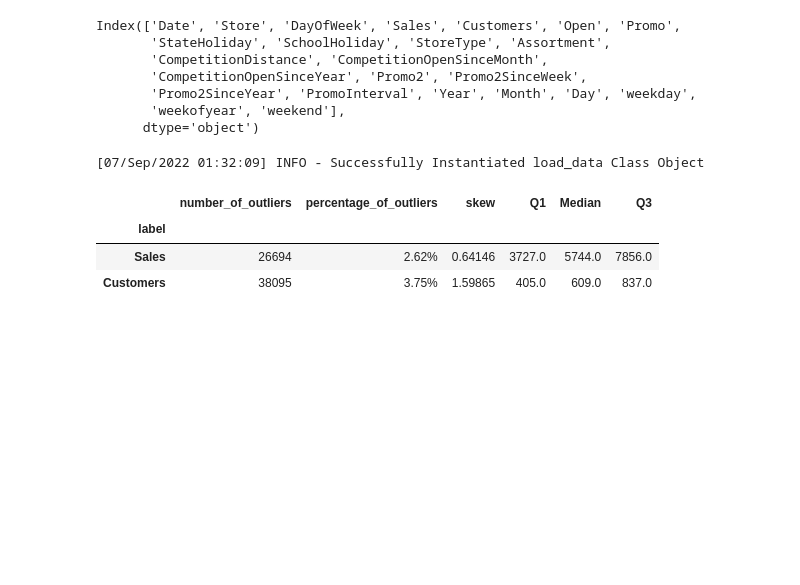
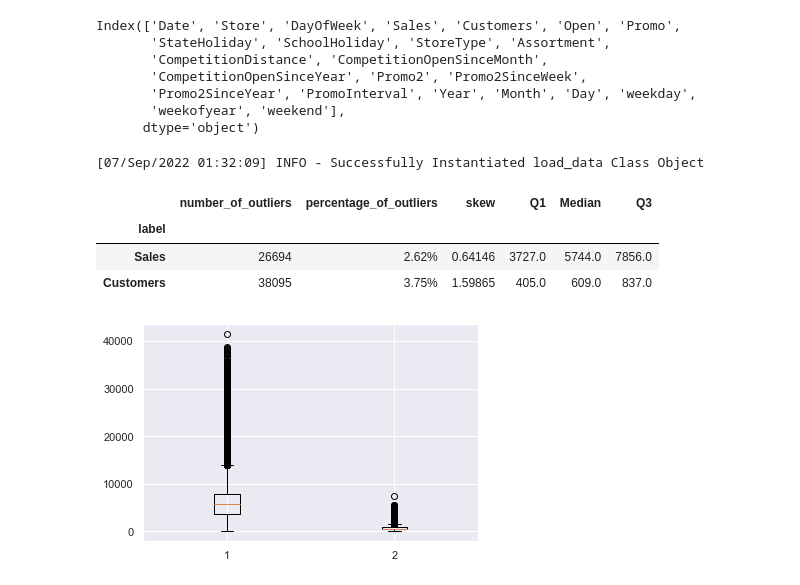
Before and after one commit to yonamg/Pharmaceutical-Sales-Prediction, a Jupyter notebook: notebook/Sales_EDA.ipynb, the cells around one changed output. Cells and saved outputs as stored; diff of their text form; code cells hidden in the pictures; blank space fills up the shorter version.

Commit message:
Outlier of Sales and Customer

```diff
--- a/notebook/Sales_EDA.ipynb
+++ b/notebook/Sales_EDA.ipynb
@@ -326,3 +326,9 @@ df_outliers.getOverview()
 | label |  |  |  |  |  |  |
 | Sales | 26694 | 2.62% | 0.64146 | 3727.0 | 5744.0 | 7856.0 |
 | Customers | 38095 | 3.75% | 1.59865 | 405.0 | 609.0 | 837.0 |
+# %%
+sns.set()
+plt.boxplot(train_df[['Sales', 'Customers']])
+plt.show()
+# %% [output]
+[figure, added]
```
Also changed, not shown: parts of 1 cell of this notebook.
